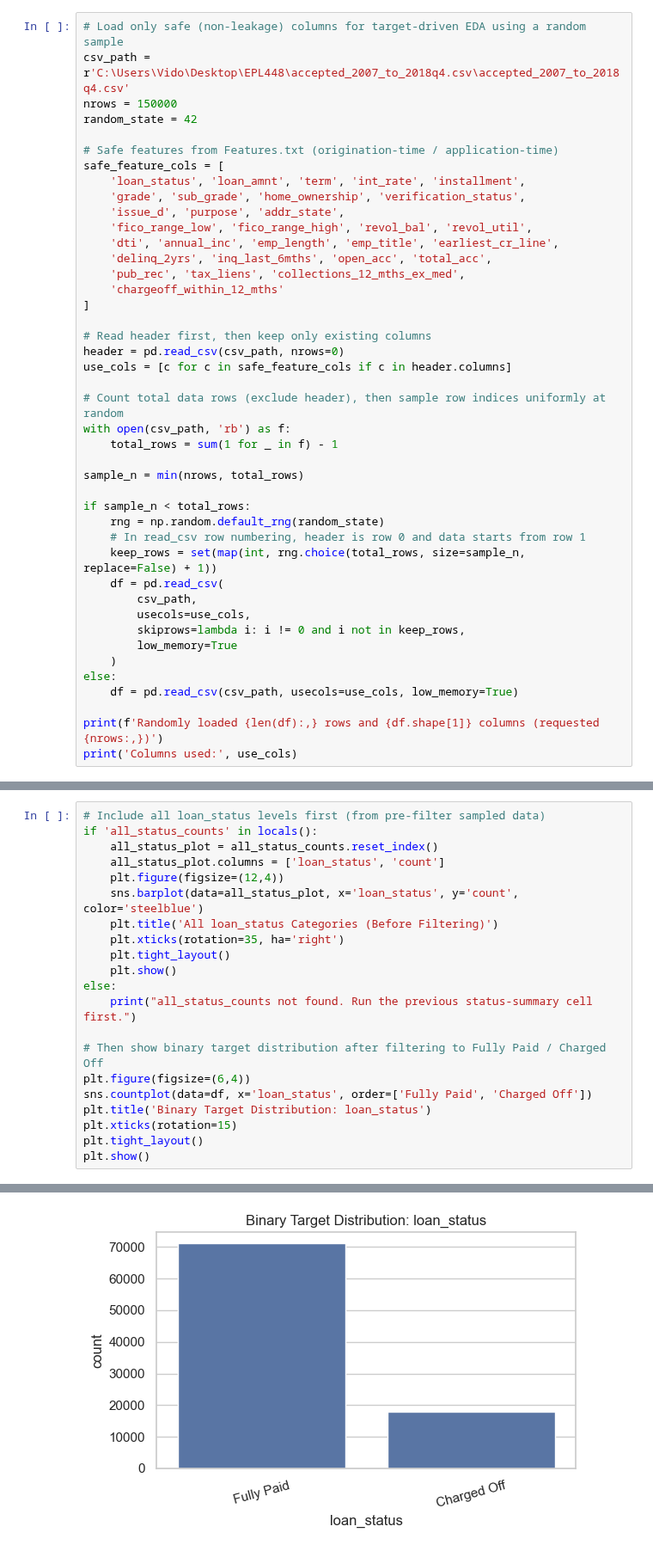
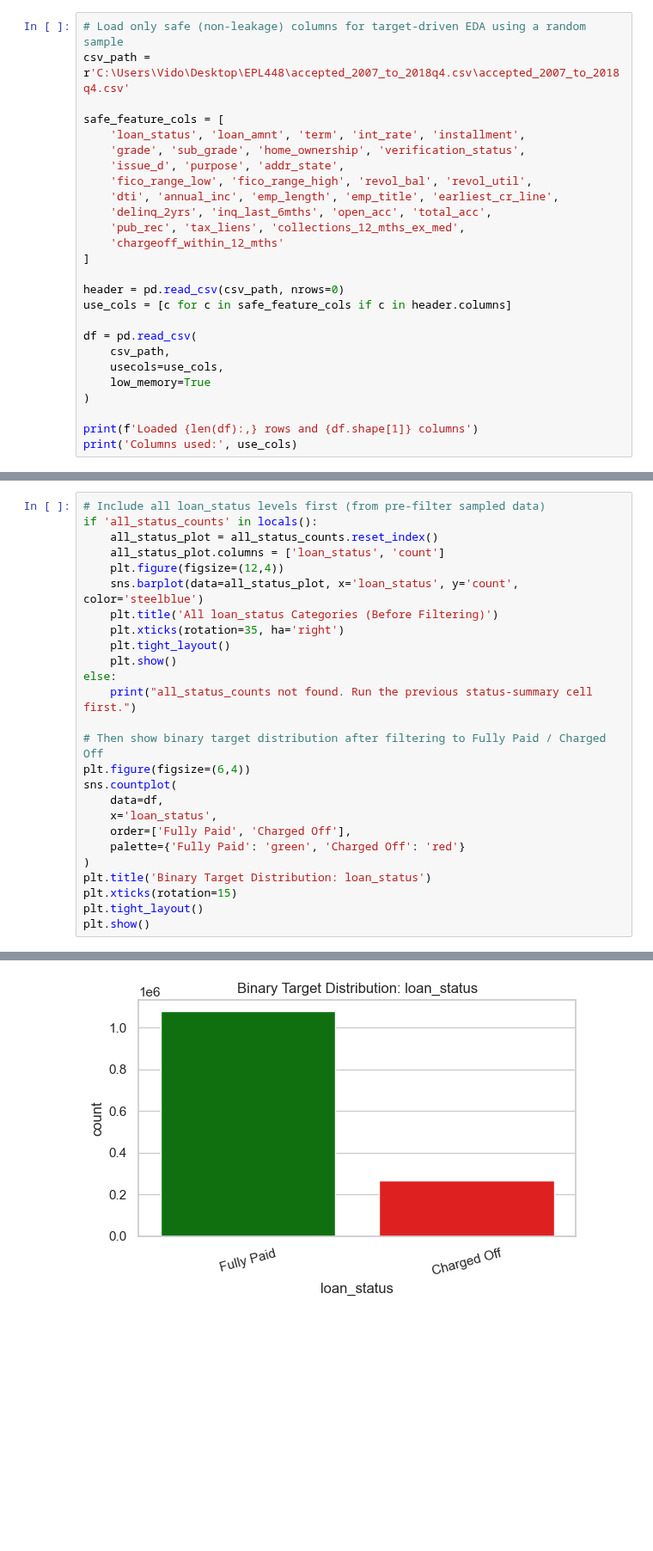
Before and after one commit to KonstantinosPapaandrea/EPL448TeamProject, a Jupyter notebook: Deliverable2/LoanStatus_EDA_Visualization.ipynb, the cells around one changed output, grey strips where cells are left out. Shown at 86% size. Drawn from its saved outputs; the diff is of its cells as text; blank space fills up the shorter version.

```diff
--- a/Deliverable2/LoanStatus_EDA_Visualization.ipynb
+++ b/Deliverable2/LoanStatus_EDA_Visualization.ipynb
@@ -13,10 +13,7 @@ sns.set_theme(style='whitegrid')
 # %%
 # Load only safe (non-leakage) columns for target-driven EDA using a random sample
 csv_path = r'C:\Users\Vido\Desktop\EPL448\accepted_2007_to_2018q4.csv\accepted_2007_to_2018q4.csv'
-nrows = 150000
-random_state = 42
 
-# Safe features from Features.txt (origination-time / application-time)
 safe_feature_cols = [
     'loan_status', 'loan_amnt', 'term', 'int_rate', 'installment',
     'grade', 'sub_grade', 'home_ownership', 'verification_status',
@@ -28,29 +25,15 @@ safe_feature_cols = [
     'chargeoff_within_12_mths'
 ]
 
-# Read header first, then keep only existing columns
 header = pd.read_csv(csv_path, nrows=0)
 use_cols = [c for c in safe_feature_cols if c in header.columns]
 
-# Count total data rows (exclude header), then sample row indices uniformly at random
-with open(csv_path, 'rb') as f:
-    total_rows = sum(1 for _ in f) - 1
+df = pd.read_csv(
+    csv_path,
+    usecols=use_cols,
+    low_memory=True
+)
 
-sample_n = min(nrows, total_rows)
-
-if sample_n < total_rows:
-    rng = np.random.default_rng(random_state)
-    # In read_csv row numbering, header is row 0 and data starts from row 1
-    keep_rows = set(map(int, rng.choice(total_rows, size=sample_n, replace=False) + 1))
-    df = pd.read_csv(
-        csv_path,
-        usecols=use_cols,
-        skiprows=lambda i: i != 0 and i not in keep_rows,
-        low_memory=True
-    )
-else:
-    df = pd.read_csv(csv_path, usecols=use_cols, low_memory=True)
-
-print(f'Randomly loaded {len(df):,} rows and {df.shape[1]} columns (requested {nrows:,})')
+print(f'Loaded {len(df):,} rows and {df.shape[1]} columns')
 print('Columns used:', use_cols)
 # %% [output]
@@ -144,7 +128,12 @@ else:
 
 # Then show binary target distribution after filtering to Fully Paid / Charged Off
 plt.figure(figsize=(6,4))
-sns.countplot(data=df, x='loan_status', order=['Fully Paid', 'Charged Off'])
+sns.countplot(
+    data=df,
+    x='loan_status',
+    order=['Fully Paid', 'Charged Off'],
+    palette={'Fully Paid': 'green', 'Charged Off': 'red'}
+)
 plt.title('Binary Target Distribution: loan_status')
 plt.xticks(rotation=15)
 plt.tight_layout()
@@ -154,4 +143,4 @@ plt.show()
-[figure, old version]
+[figure, new version]
 # %%
 # Convert percentage strings for analysis
 if 'int_rate' in df.columns:
```
Also changed, not shown: parts of 11 cells of this notebook, 4 other files.
